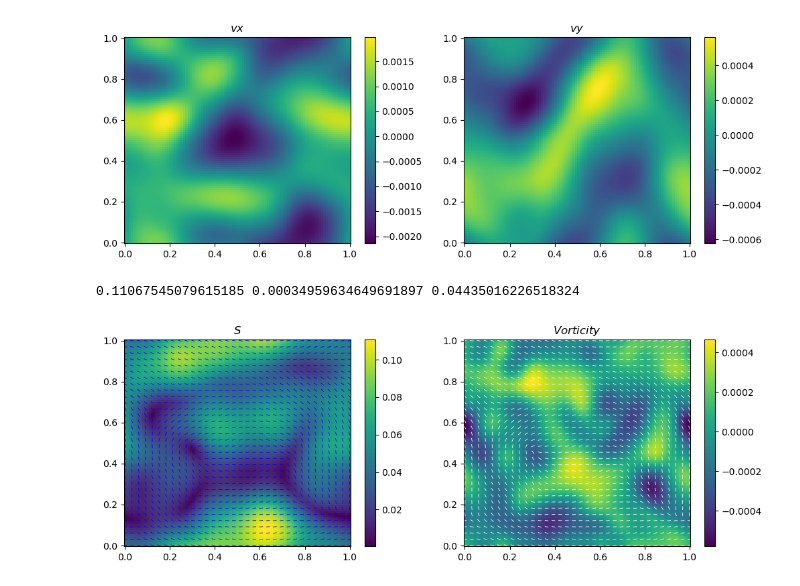
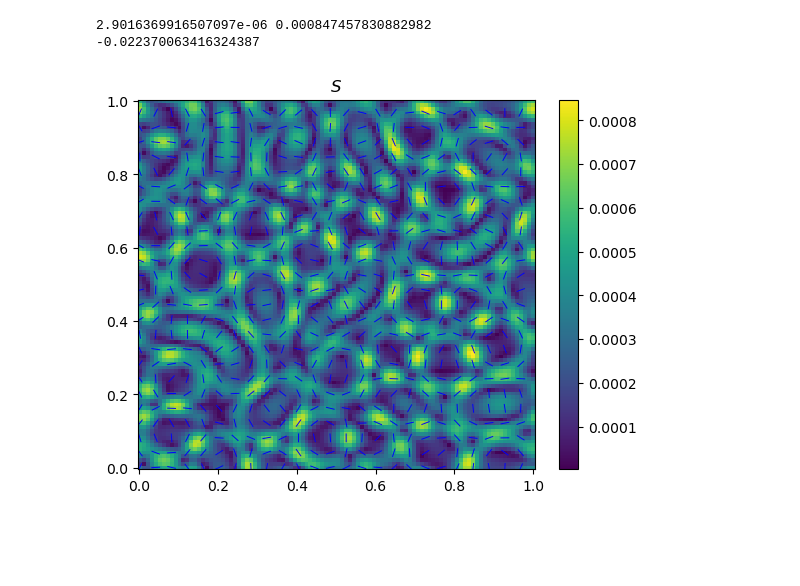
Before and after one commit to toshi-physics/myPSS-friction, a Jupyter notebook: analysis/model_Q_v_rho_heaviside/display_model_Q_v_rho_heaviside.ipynb, the cells around one changed output. Saved outputs shown, nothing was run; the diff lists cells and outputs as text; code cells hidden in the pictures; blank space fills up the shorter version.

```diff
--- a/analysis/model_Q_v_rho_heaviside/display_model_Q_v_rho_heaviside.ipynb
+++ b/analysis/model_Q_v_rho_heaviside/display_model_Q_v_rho_heaviside.ipynb
@@ -96,45 +145,36 @@ ax[1,1].plot(times, stdtheta); ax[1,1].set_xlabel(r'$time/\tau_g$'); ax[1,1].set
-# %%
-n=900
-vx = np.loadtxt(datadir+'vx.csv.{:d}'.format(n), delimiter=',')
-vy = np.loadtxt(datadir+'vy.csv.{:d}'.format(n), delimiter=',')
-
-fig, ax=plt.subplots(figsize=(12,4),ncols=2)
-plot1 = [ax[0].pcolormesh(xv, yv, vx, cmap='viridis', vmin=np.min(vx), vmax=np.max(vx))]
-plot2 = [ax[1].pcolormesh(xv, yv, vy, cmap='viridis', vmin=np.min(vy), vmax=np.max(vy))]
-
-fig.colorbar(plot1[0], ax=ax[0])
-fig.colorbar(plot2[0], ax=ax[1])
-ax[0].set_title(r"$ vx $")
-ax[1].set_title(r"$ vy $")
-plt.show()
-# %% [output]
-[figure, removed]
 # %%
-fig, ax=plt.subplots(figsize=(12,4),ncols=2)
+fig, ax=plt.subplots()
 #colors = ['#c1272d', '#eecc16','#008176','#0000a7']
 #cmap1 = LinearSegmentedColormap.from_list("mycmap", colors)
 
-n=500
+n=101
 
-
+curldivQ = np.loadtxt(datadir+'curldivQ.csv.{:d}'.format(n), delimiter=',')
 Qxx = np.loadtxt(datadir+'Qxx.csv.{:d}'.format(n), delimiter=',')
 Qxy = np.loadtxt(datadir+'Qxy.csv.{:d}'.format(n), delimiter=',')
-curldivQ = np.loadtxt(datadir+'curldivQ.csv.{:d}'.format(n), delimiter=',')
 S = np.sqrt(Qxx**2+Qxy**2)
-p_factor = 3
 theta = np.arctan2(Qxy, Qxx)/2
-Snx    = np.cos(theta)
-Sny    = np.sin(theta)
-print(np.max(S), np.min(S), np.average(S))
+nx    = np.cos(theta)
+ny    = np.sin(theta)
 
-plot1 = [ax[0].pcolormesh(xv, yv, S, cmap='viridis', vmin=np.min(S), vmax=np.max(S)), ax[0].quiver(xv[::p_factor, ::p_factor],yv[::p_factor, ::p_factor],Snx[::p_factor, ::p_factor],Sny[::p_factor, ::p_factor], color='b', pivot='middle', headlength=0, headaxislength=0)]
-plot2 = [ax[1].pcolormesh(xv, yv, curldivQ, cmap='viridis', vmin=np.min(curldivQ), vmax=np.max(curldivQ)), ax[1].quiver(xv[::p_factor, ::p_factor],yv[::p_factor, ::p_factor],Snx[::p_factor, ::p_factor],Sny[::p_factor, ::p_factor], color='w', pivot='middle', headlength=0, headaxislength=0)]
+print(np.min(S), np.max(S))
 
-fig.colorbar(plot1[0], ax=ax[0])
-fig.colorbar(plot2[0], ax=ax[1])
-ax[0].set_title(r"$ S $")
-ax[1].set_title(r"$ Vorticity $")
+p_factor = 4
+#print(p_half_defects, m_half_defects)
+
+print(np.mean(theta))
+
+ix, fx, iy, fy = 0, 100, 0, 100
+ctrf = [ax.pcolormesh(xv[ix:fx, iy:fy], yv[ix:fx, iy:fy], (S)[ix:fx, iy:fy], cmap='viridis', vmin=np.min(S), vmax=np.max(S))]
+ax.quiver(xv[ix:fx:p_factor, iy:fy:p_factor],yv[ix:fx:p_factor, iy:fy:p_factor], nx[ix:fx:p_factor, iy:fy:p_factor], ny[ix:fx:p_factor, iy:fy:p_factor], color='b', pivot='middle', headlength=0, headaxislength=0)
+#ax.scatter(p_half_defects[1]/mx, p_half_defects[0]/my, color='pink')
+#ax.scatter(m_half_defects[1]/mx, m_half_defects[0]/my, color='red')
+#ctrf = [ax.pcolormesh(xv, yv, rho[i], cmap=cmap1, vmin=np.min(rho), vmax=np.max(rho)), ax.quiver(xv,yv,nx[i],ny[i], color='w', headlength=0, headaxislength=0, width=0.006, pivot='middle')]
+#ctrf = [ax.pcolormesh(xv, yv, rho[i]*v[i,:,:,1])]
+plt.colorbar(ctrf[0])
+plt.title(r"$ S $")
 plt.show()
 # %% [output]
-0.11067545079615185 0.00034959634649691897 0.04435016226518324
+2.9016369916507097e-06 0.000847457830882982
+-0.022370063416324387
-[figure, old version]
+[figure, new version]
```
Also changed, not shown: parts of 7 cells of this notebook, 24 other files.
